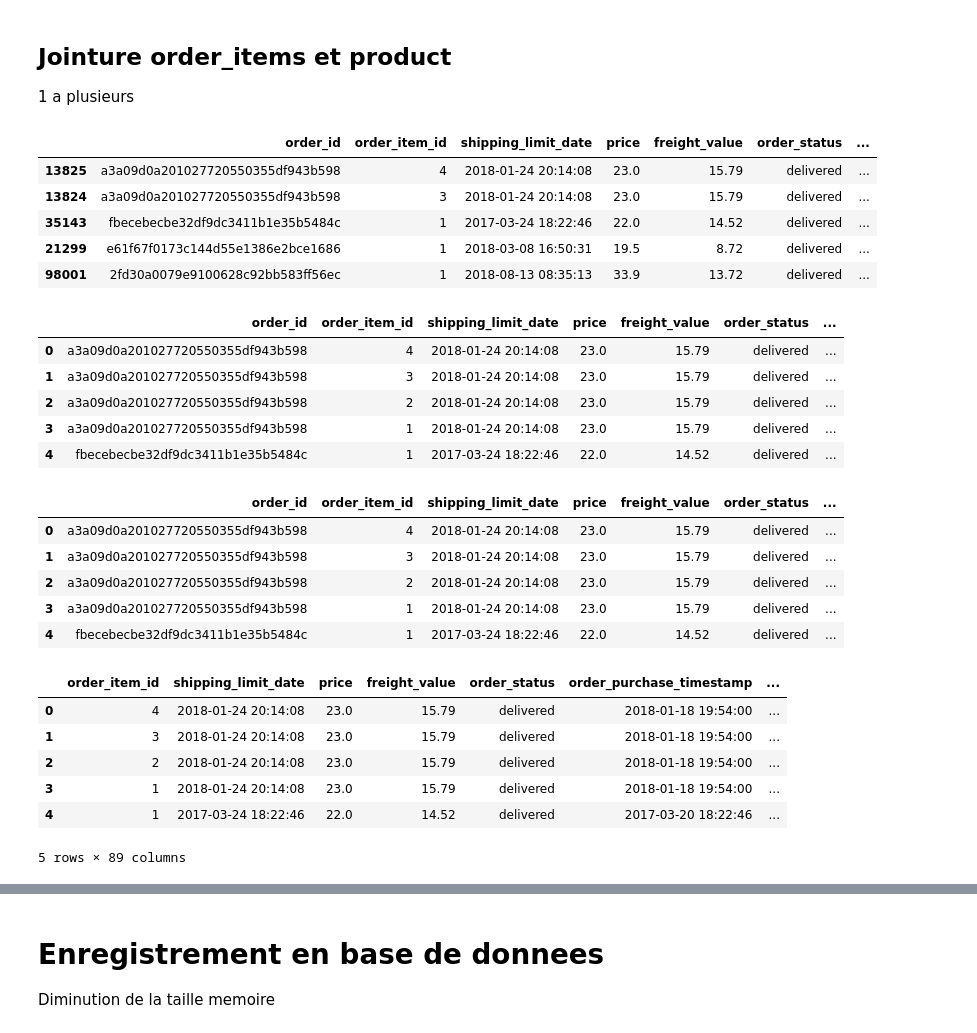
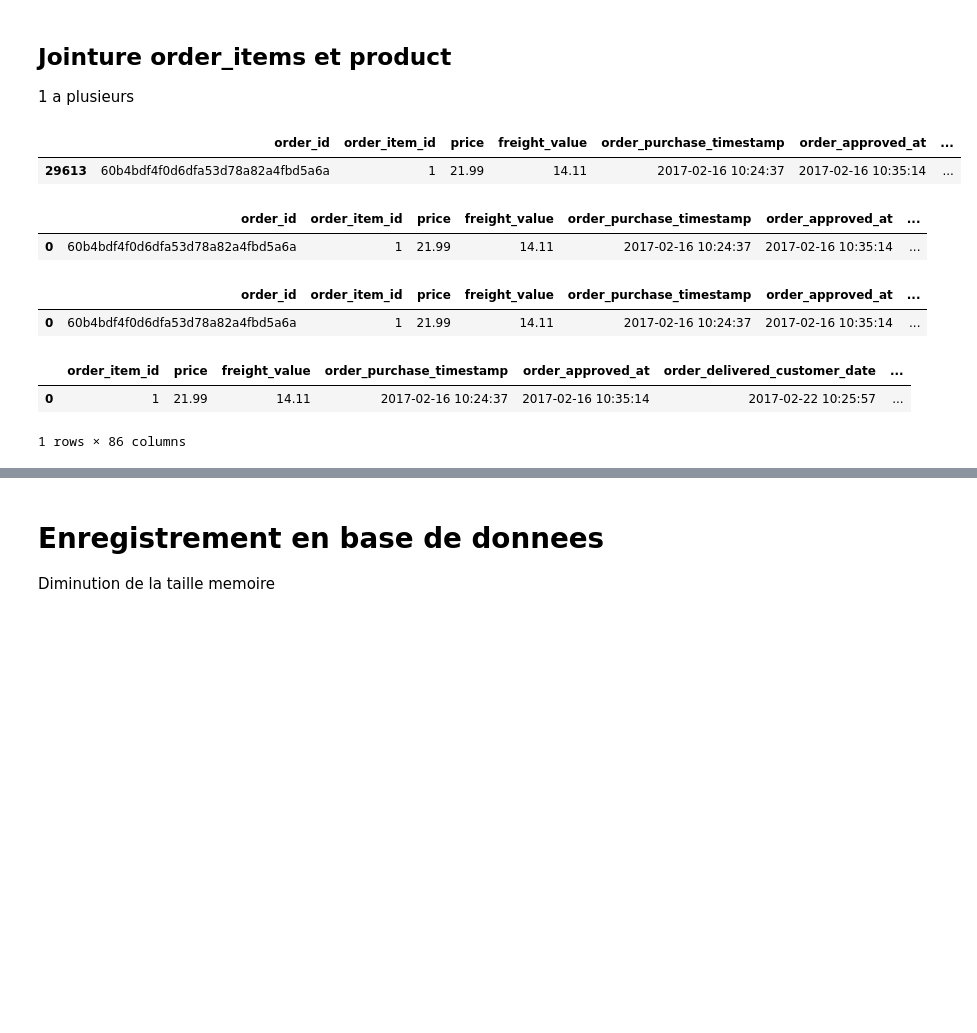
Before and after one commit to Nicolas-Malgat/E2_prediction_temps_livraison, a Jupyter notebook: work/2_data_cleaning.ipynb, the cells around one changed output, grey strips where cells are left out. Cells and saved outputs as stored; diff of their text form; code cells hidden in the pictures; blank space fills up the shorter version.

```diff
--- a/work/2_data_cleaning.ipynb
+++ b/work/2_data_cleaning.ipynb
@@ -136,3 +152,7 @@ len(coords)
+# %%
+# le ~ inverse la selection du filtre
+dict_csv['customer'] = dict_csv['customer'][~ (dict_csv['customer'].isna().any(axis=1))]
+dict_csv['seller'] = dict_csv['seller'][~ (dict_csv['seller'].isna().any(axis=1))]
 # %% [markdown]
 # Jointure des differentes tables
 
@@ -141,7 +161,7 @@ len(coords)
 ## Jointure customer et order
 # %%
 df_order_customer = dict_csv['order'].merge(dict_csv['customer'], how='inner', on='customer_id')
-df_order_customer = df_order_customer.drop(['customer_unique_id', 'customer_id', 'customer_zip_code_prefix'], axis=1)
+df_order_customer = df_order_customer.drop(['customer_id', 'order_delivered_carrier_date', 'order_status'], axis=1)
 print(df_order_customer.shape, df_order_customer.columns)
-df_order_customer.head()
+df_order_customer.head(1)
 # %% [output]
@@ -161,6 +176,7 @@ df_order_customer.head()
 # %%
 print(dict_csv['order_items'].shape)
 df_join = dict_csv['order_items'].merge(df_order_customer, how='inner', on='order_id')
+df_join = df_join.drop(['shipping_limit_date'], axis=1)
 print(df_join.shape)
 df_join.head(5)
 # %% [output]
@@ -177,7 +193,7 @@ df_join.head(5)
 # %%
 print(df_join.shape)
 df_join = df_join.merge(dict_csv['seller'], how='inner', on='seller_id')
-df_join = df_join.drop(['seller_id', 'seller_zip_code_prefix'], axis=1)
+df_join = df_join.drop(['seller_id'], axis=1)
 print(df_join.shape)
-df_join.head(5)
+df_join.head(1)
 # %% [output]
@@ -196,15 +208,11 @@ df_join.head(5)
 # %%
 df_join = df_join.merge(dict_csv['product'], how='inner', on='product_id')
 df_join = df_join.drop(columns=['product_description_lenght', 'product_name_lenght', 'product_photos_qty', 'product_id'])
 df_join = df_join.sort_values(by='product_category_name')
-df_join.head(5)
+df_join.head(1)
 # %% [output]
-|  | order_id | order_item_id | shipping_limit_date | price | freight_value | order_status | ... |
-| 13825 | a3a09d0a201027720550355df943b598 | 4 | 2018-01-24 20:14:08 | 23.0 | 15.79 | delivered | ... |
-| 13824 | a3a09d0a201027720550355df943b598 | 3 | 2018-01-24 20:14:08 | 23.0 | 15.79 | delivered | ... |
-| 35143 | fbecebecbe32df9dc3411b1e35b5484c | 1 | 2017-03-24 18:22:46 | 22.0 | 14.52 | delivered | ... |
-| 21299 | e61f67f0173c144d55e1386e2bce1686 | 1 | 2018-03-08 16:50:31 | 19.5 | 8.72 | delivered | ... |
-| 98001 | 2fd30a0079e9100628c92bb583ff56ec | 1 | 2018-08-13 08:35:13 | 33.9 | 13.72 | delivered | ... |
+|  | order_id | order_item_id | price | freight_value | order_purchase_timestamp | order_approved_at | ... |
+| 29613 | 60b4bdf4f0d6dfa53d78a82a4fbd5a6a | 1 | 21.99 | 14.11 | 2017-02-16 10:24:37 | 2017-02-16 10:35:14 | ... |
 # %%
 df_weight = df_join.groupby(by='order_id').product_weight_g.agg(sum)
 df_weight = df_weight.reset_index()
@@ -213,14 +221,10 @@ df_weight = df_weight.rename(columns={'product_weight_g': 'weight'})
 df_join = df_join.drop(columns=['product_weight_g'])
 df_join = df_join.merge(df_weight, on='order_id', how='inner')
 
-df_join.head(5)
+df_join.head(1)
 # %% [output]
-|  | order_id | order_item_id | shipping_limit_date | price | freight_value | order_status | ... |
-| 0 | a3a09d0a201027720550355df943b598 | 4 | 2018-01-24 20:14:08 | 23.0 | 15.79 | delivered | ... |
-| 1 | a3a09d0a201027720550355df943b598 | 3 | 2018-01-24 20:14:08 | 23.0 | 15.79 | delivered | ... |
-| 2 | a3a09d0a201027720550355df943b598 | 2 | 2018-01-24 20:14:08 | 23.0 | 15.79 | delivered | ... |
-| 3 | a3a09d0a201027720550355df943b598 | 1 | 2018-01-24 20:14:08 | 23.0 | 15.79 | delivered | ... |
-| 4 | fbecebecbe32df9dc3411b1e35b5484c | 1 | 2017-03-24 18:22:46 | 22.0 | 14.52 | delivered | ... |
+|  | order_id | order_item_id | price | freight_value | order_purchase_timestamp | order_approved_at | ... |
+| 0 | 60b4bdf4f0d6dfa53d78a82a4fbd5a6a | 1 | 21.99 | 14.11 | 2017-02-16 10:24:37 | 2017-02-16 10:35:14 | ... |
 # %%
 df_volume = df_join.groupby(by='order_id')[['product_length_cm', 'product_height_cm', 'product_width_cm']].agg(list)
 df_volume = pd.merge(pd.Series(df_volume.index), get_volume(df_volume), left_index=True, right_index=True)
@@ -228,14 +232,10 @@ df_volume = pd.merge(pd.Series(df_volume.index), get_volume(df_volume), left_ind
 df_join = df_join.drop(columns=['product_length_cm', 'product_height_cm', 'product_width_cm'])
 df_join = df_join.merge(df_volume, on='order_id', how='inner')
 
-df_join.head(5)
+df_join.head(1)
 # %% [output]
-|  | order_id | order_item_id | shipping_limit_date | price | freight_value | order_status | ... |
-| 0 | a3a09d0a201027720550355df943b598 | 4 | 2018-01-24 20:14:08 | 23.0 | 15.79 | delivered | ... |
-| 1 | a3a09d0a201027720550355df943b598 | 3 | 2018-01-24 20:14:08 | 23.0 | 15.79 | delivered | ... |
-| 2 | a3a09d0a201027720550355df943b598 | 2 | 2018-01-24 20:14:08 | 23.0 | 15.79 | delivered | ... |
-| 3 | a3a09d0a201027720550355df943b598 | 1 | 2018-01-24 20:14:08 | 23.0 | 15.79 | delivered | ... |
-| 4 | fbecebecbe32df9dc3411b1e35b5484c | 1 | 2017-03-24 18:22:46 | 22.0 | 14.52 | delivered | ... |
+|  | order_id | order_item_id | price | freight_value | order_purchase_timestamp | order_approved_at | ... |
+| 0 | 60b4bdf4f0d6dfa53d78a82a4fbd5a6a | 1 | 21.99 | 14.11 | 2017-02-16 10:24:37 | 2017-02-16 10:35:14 | ... |
 # %%
 df_group = df_join.groupby(by='order_id').product_category_name.agg(set).reset_index(name='category')
 df_group.category = df_group.category.apply(sorted)
@@ -248,12 +248,8 @@ df_join[fcols] = df_join[fcols].apply(pd.to_numeric, downcast='float')
 df_join = df_join.merge(df_group, on='order_id', how='inner')
 df_join = df_join.drop(columns=['product_category_name', 'order_id'])
 
-df_join.head(5)
+df_join.head(1)
 # %% [output]
-|  | order_item_id | shipping_limit_date | price | freight_value | order_status | order_purchase_timestamp | ... |
-| 0 | 4 | 2018-01-24 20:14:08 | 23.0 | 15.79 | delivered | 2018-01-18 19:54:00 | ... |
-| 1 | 3 | 2018-01-24 20:14:08 | 23.0 | 15.79 | delivered | 2018-01-18 19:54:00 | ... |
-| 2 | 2 | 2018-01-24 20:14:08 | 23.0 | 15.79 | delivered | 2018-01-18 19:54:00 | ... |
-| 3 | 1 | 2018-01-24 20:14:08 | 23.0 | 15.79 | delivered | 2018-01-18 19:54:00 | ... |
-| 4 | 1 | 2017-03-24 18:22:46 | 22.0 | 14.52 | delivered | 2017-03-20 18:22:46 | ... |
+|  | order_item_id | price | freight_value | order_purchase_timestamp | order_approved_at | order_delivered_customer_date | ... |
+| 0 | 1 | 21.99 | 14.11 | 2017-02-16 10:24:37 | 2017-02-16 10:35:14 | 2017-02-22 10:25:57 | ... |
-5 rows × 89 columns
+1 rows × 86 columns
```
Also changed, not shown: parts of 17 cells of this notebook, 5 other files.
